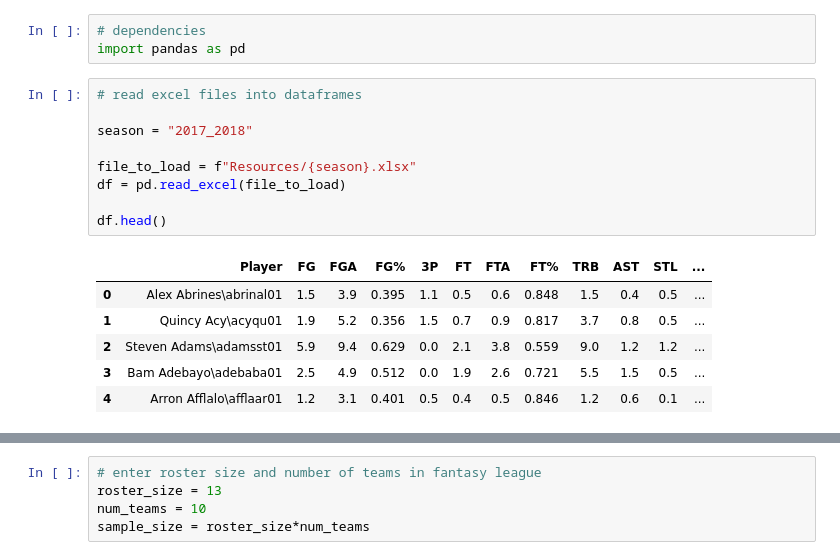
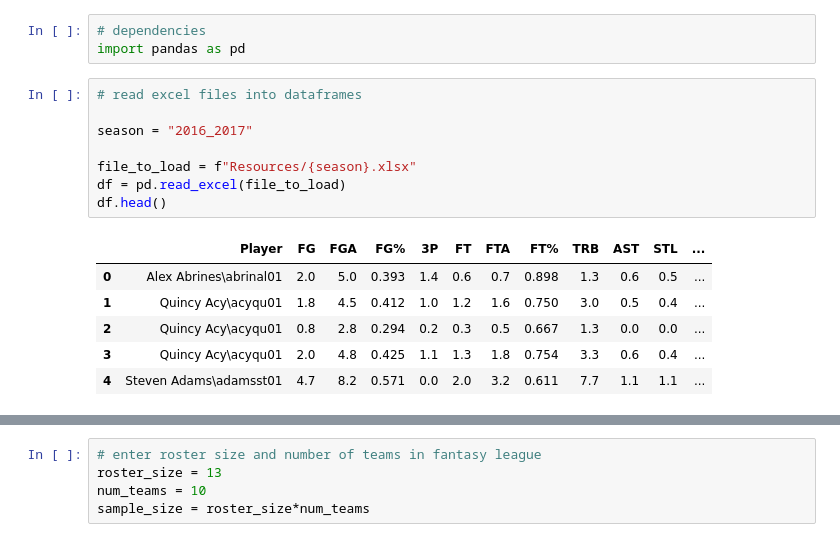
Before and after one commit to cmtaflin/NBAFantasyML.github.io, a Jupyter notebook: Allen_Draft/NBA_ML.ipynb, the cells around one changed output, grey strips where cells are left out. Cells and saved outputs as stored; diff of their text form.

```diff
--- a/Allen_Draft/NBA_ML.ipynb
+++ b/Allen_Draft/NBA_ML.ipynb
@@ -4,16 +4,15 @@ import pandas as pd
 # %%
 # read excel files into dataframes
 
-season = "2017_2018"
+season = "2016_2017"
 
 file_to_load = f"Resources/{season}.xlsx"
 df = pd.read_excel(file_to_load)
-
 df.head()
 # %% [output]
 |  | Player | FG | FGA | FG% | 3P | FT | FTA | FT% | TRB | AST | STL | ... |
-| 0 | Alex Abrines\abrinal01 | 1.5 | 3.9 | 0.395 | 1.1 | 0.5 | 0.6 | 0.848 | 1.5 | 0.4 | 0.5 | ... |
-| 1 | Quincy Acy\acyqu01 | 1.9 | 5.2 | 0.356 | 1.5 | 0.7 | 0.9 | 0.817 | 3.7 | 0.8 | 0.5 | ... |
-| 2 | Steven Adams\adamsst01 | 5.9 | 9.4 | 0.629 | 0.0 | 2.1 | 3.8 | 0.559 | 9.0 | 1.2 | 1.2 | ... |
-| 3 | Bam Adebayo\adebaba01 | 2.5 | 4.9 | 0.512 | 0.0 | 1.9 | 2.6 | 0.721 | 5.5 | 1.5 | 0.5 | ... |
-| 4 | Arron Afflalo\afflaar01 | 1.2 | 3.1 | 0.401 | 0.5 | 0.4 | 0.5 | 0.846 | 1.2 | 0.6 | 0.1 | ... |
+| 0 | Alex Abrines\abrinal01 | 2.0 | 5.0 | 0.393 | 1.4 | 0.6 | 0.7 | 0.898 | 1.3 | 0.6 | 0.5 | ... |
+| 1 | Quincy Acy\acyqu01 | 1.8 | 4.5 | 0.412 | 1.0 | 1.2 | 1.6 | 0.750 | 3.0 | 0.5 | 0.4 | ... |
+| 2 | Quincy Acy\acyqu01 | 0.8 | 2.8 | 0.294 | 0.2 | 0.3 | 0.5 | 0.667 | 1.3 | 0.0 | 0.0 | ... |
+| 3 | Quincy Acy\acyqu01 | 2.0 | 4.8 | 0.425 | 1.1 | 1.3 | 1.8 | 0.754 | 3.3 | 0.6 | 0.4 | ... |
+| 4 | Steven Adams\adamsst01 | 4.7 | 8.2 | 0.571 | 0.0 | 2.0 | 3.2 | 0.611 | 7.7 | 1.1 | 1.1 | ... |
```
Also changed, not shown: parts of 12 cells of this notebook.
